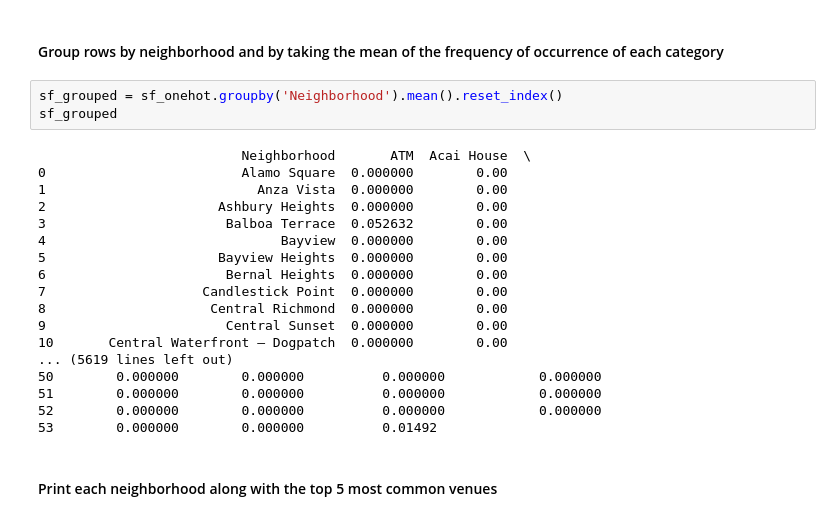
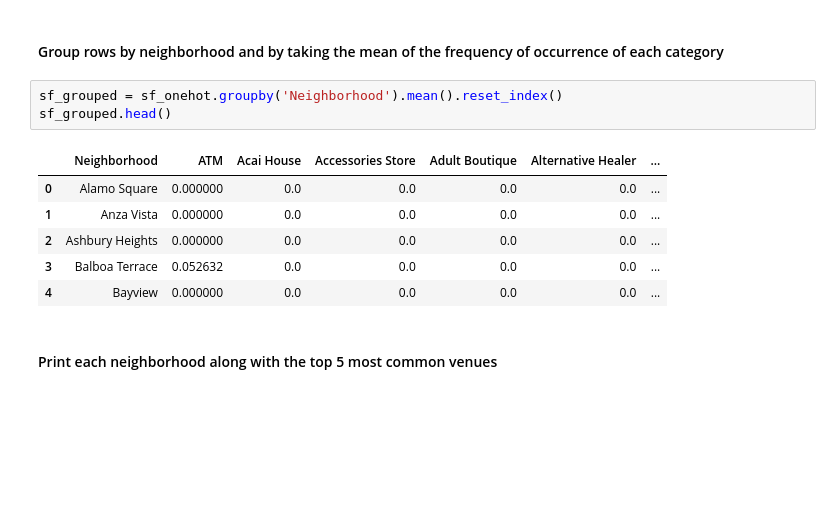
Before and after one commit to omatveyuk/Coursera_Capstone, a Jupyter notebook: SFNeighborhoods.ipynb, the cells around one changed output. Drawn from its saved outputs; the diff is of its cells as text; blank space fills up the shorter version.

```diff
--- a/SFNeighborhoods.ipynb
+++ b/SFNeighborhoods.ipynb
@@ -410,25 +414,14 @@ Number of columns after moving 'Neighborhood': 335
 #### Group rows by neighborhood and by taking the mean of the frequency of occurrence of each category
 # %%
 sf_grouped = sf_onehot.groupby('Neighborhood').mean().reset_index()
-sf_grouped
+sf_grouped.head()
 # %% [output]
-                          Neighborhood       ATM  Acai House  \
-0                         Alamo Square  0.000000        0.00
-1                           Anza Vista  0.000000        0.00
-2                      Ashbury Heights  0.000000        0.00
-3                       Balboa Terrace  0.052632        0.00
-4                              Bayview  0.000000        0.00
-5                      Bayview Heights  0.000000        0.00
-6                       Bernal Heights  0.000000        0.00
-7                    Candlestick Point  0.000000        0.00
-8                     Central Richmond  0.000000        0.00
-9                       Central Sunset  0.000000        0.00
-10       Central Waterfront – Dogpatch  0.000000        0.00
-... (5619 lines left out)
-50        0.000000        0.000000          0.000000            0.000000
-51        0.000000        0.000000          0.000000            0.000000
-52        0.000000        0.000000          0.000000            0.000000
-53        0.000000        0.000000          0.01492
+|  | Neighborhood | ATM | Acai House | Accessories Store | Adult Boutique | Alternative Healer | ... |
+| 0 | Alamo Square | 0.000000 | 0.0 | 0.0 | 0.0 | 0.0 | ... |
+| 1 | Anza Vista | 0.000000 | 0.0 | 0.0 | 0.0 | 0.0 | ... |
+| 2 | Ashbury Heights | 0.000000 | 0.0 | 0.0 | 0.0 | 0.0 | ... |
+| 3 | Balboa Terrace | 0.052632 | 0.0 | 0.0 | 0.0 | 0.0 | ... |
+| 4 | Bayview | 0.000000 | 0.0 | 0.0 | 0.0 | 0.0 | ... |
 # %% [markdown]
 #### Print each neighborhood along with the top 5 most common venues
 # %%
```
Also changed, not shown: parts of 15 cells of this notebook, 3 other files.
